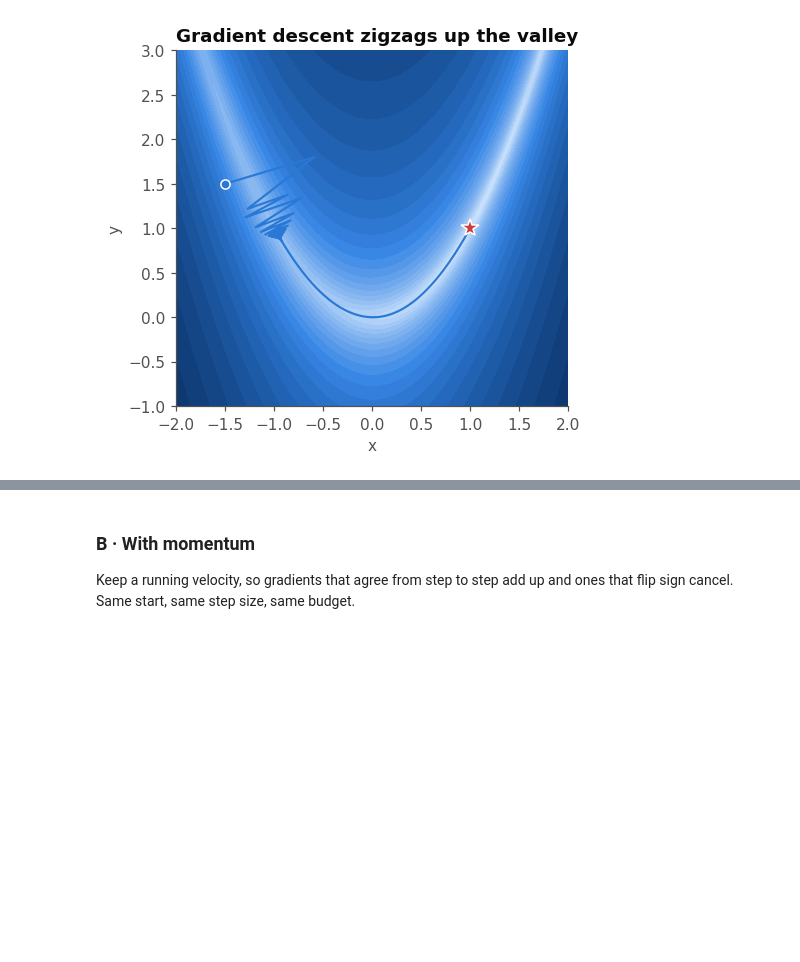
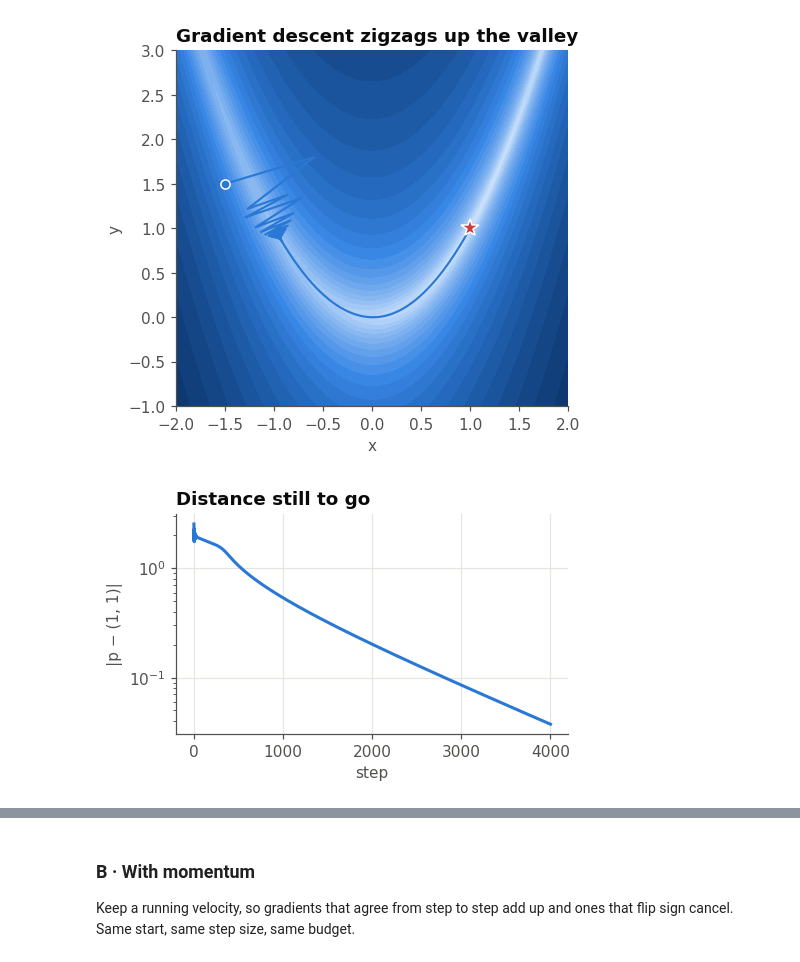
Before and after one commit to robertstrauss/jupytermosaic, a Jupyter notebook: demo-notebook-additions.ipynb, the cells around one changed output, grey strips where cells are left out. Saved outputs shown, nothing was run; the diff lists cells and outputs as text; code cells hidden in the pictures; blank space fills up the shorter version.

```diff
--- a/demo-notebook-additions.ipynb
+++ b/demo-notebook-additions.ipynb
@@ -559,3 +559,11 @@ checkpoints(gd_path)
 draw(gd_path, "Gradient descent zigzags up the valley", SERIES["Reykjavik"])
 # %% [output]
 [figure]
+# %%
+fig, ax = plt.subplots(figsize=(4.6, 2.6))
+ax.semilogy(np.maximum(np.linalg.norm(gd_path - [1, 1], axis=1), 1e-16),
+            color=SERIES["Reykjavik"], lw=2)
+ax.set(title="Distance still to go", xlabel="step", ylabel="|p − (1, 1)|")
+plt.show()
+# %% [output]
+[figure, added]
```
Also changed, not shown: parts of 9 cells of this notebook, 20 other files.
